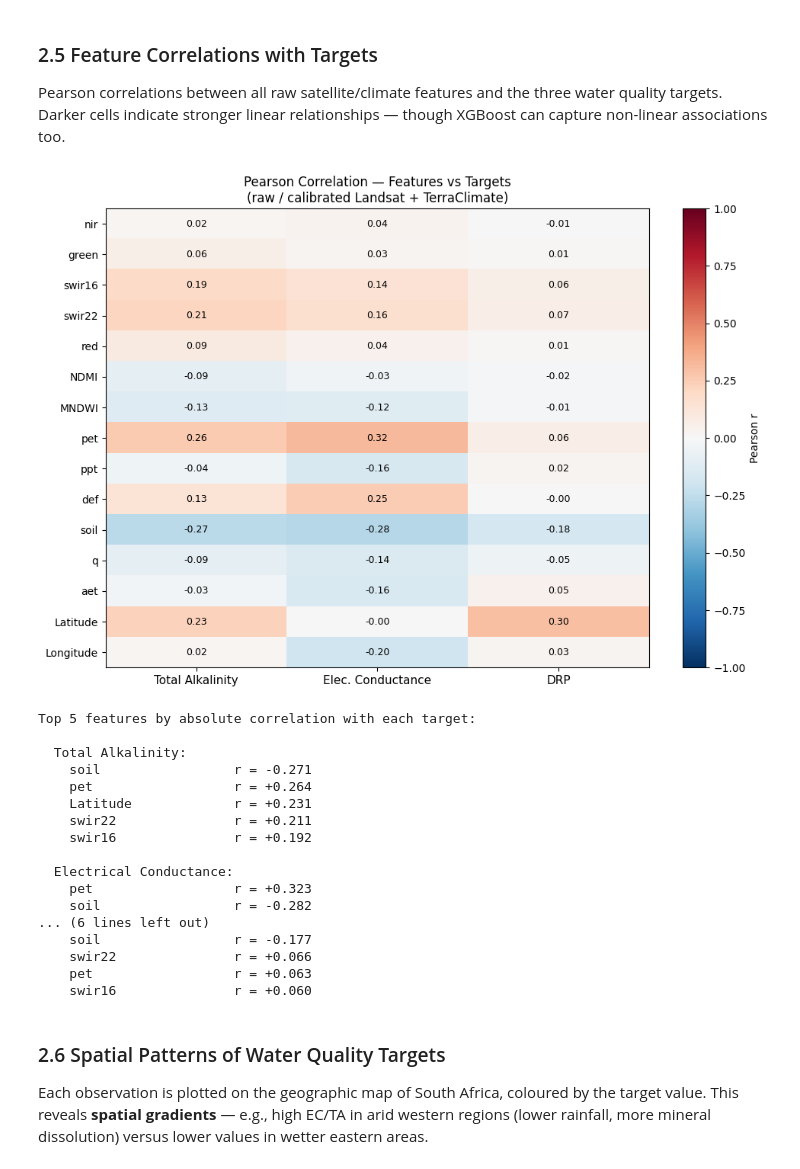
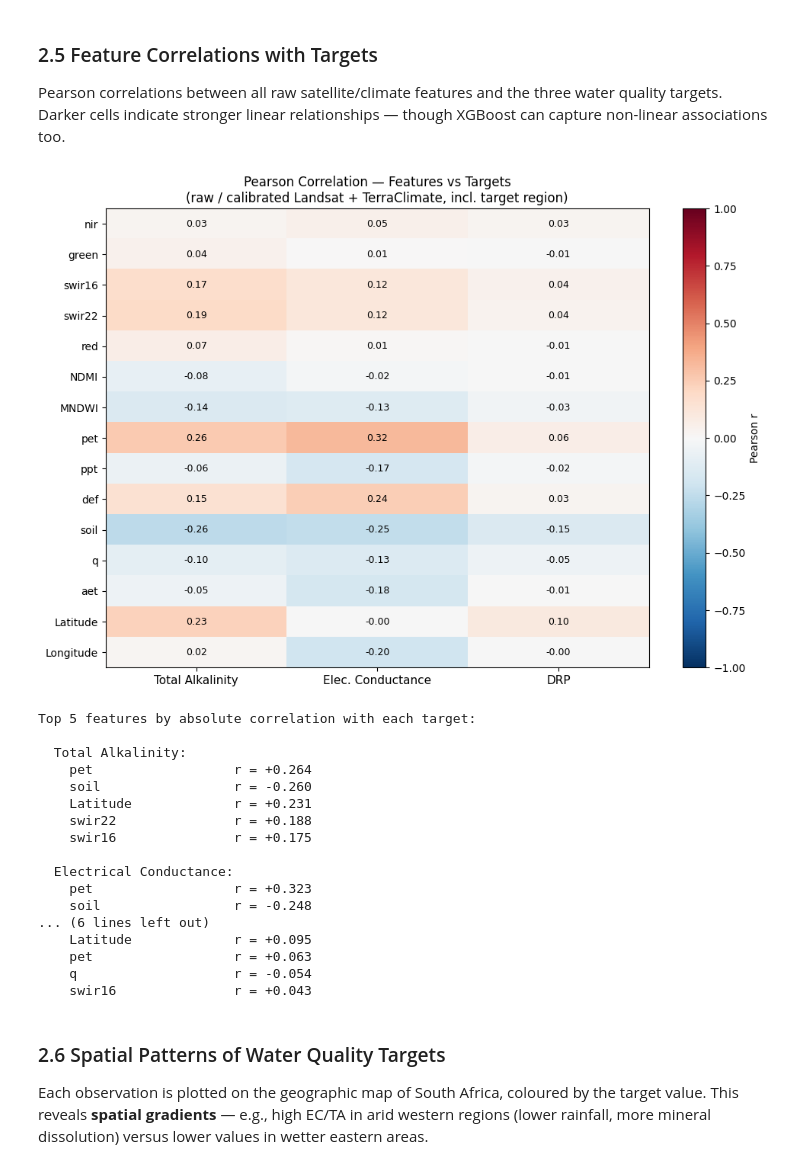
Before and after one commit to isaacdono/ey-hackathon, a Jupyter notebook: best_model_notebook_snowflake.ipynb, the cells around one changed output. Saved outputs shown, nothing was run; the diff lists cells and outputs as text; code cells hidden in the pictures.

```diff
--- a/best_model_notebook_snowflake.ipynb
+++ b/best_model_notebook_snowflake.ipynb
@@ -227,7 +293,7 @@ Water quality parameters are **right-skewed** (long positive tails). DRP has a n
 # %%
 # ── 2.3 Target distributions ─────────────────────────────────────────────────
 TARGETS = ['Total Alkalinity', 'Electrical Conductance', 'Dissolved Reactive Phosphorus']
-TARGET_LABELS = ['TA (mg/L CaCO₃)', 'EC (mS/m)', 'DRP (µg/L)']
+TARGET_LABELS = ['TA (mg/L CaCO₃)', 'EC (µS/m)', 'DRP (µg/L)']
 COLORS = ['#4C72B0', '#55A868', '#C44E52']
 
 fig, axes = plt.subplots(2, 3, figsize=(15, 8))
@@ -355,11 +421,8 @@ DRP at detection limit (value = 10.0) per year:
 Pearson correlations between all raw satellite/climate features and the three water quality targets. Darker cells indicate stronger linear relationships — though XGBoost can capture non-linear associations too.
 # %%
 # ── 2.5 Feature correlations ─────────────────────────────────────────────────
-# Build a single dataframe with all raw features + targets (before calibration)
-_eda = wq.merge(landsat,     on=JOIN_KEYS, how='left') \
-         .merge(landsat_new, on=JOIN_KEYS, how='left') \
-         .merge(terra,       on=JOIN_KEYS, how='left') \
-         .merge(terra_new,   on=JOIN_KEYS, how='left')
+# Use the already-merged df (which now includes target region data)
+_eda = df.copy()
 
 _feat_cols = ['nir', 'green', 'swir16', 'swir22', 'red',
               'NDMI', 'MNDWI',
@@ -378,52 +441,52 @@ _available = [c for c in _feat_cols if c in _eda.columns]
 _corr_data  = _eda[_available + TARGETS].copy()
 _corr_matrix = _corr_data[_available].corrwith(_corr_data[TARGETS[0]]).to_frame(TARGETS[0])
 for t in TARGETS[1:]:
     _corr_matrix[t] = _corr_data[_available].corrwith(_corr_data[t])
 _corr_matrix = _corr_matrix.round(3)
 
 # Plot heatmap using matplotlib (no seaborn dependency)
 fig, ax = plt.subplots(figsize=(10, 7))
 _vals = _corr_matrix.values
 im = ax.imshow(_vals, cmap='RdBu_r', vmin=-1, vmax=1, aspect='auto')
 plt.colorbar(im, ax=ax, label='Pearson r')
 ax.set_xticks(range(len(TARGETS)))
 ax.set_xticklabels(['Total Alkalinity', 'Elec. Conductance', 'DRP'], fontsize=11)
 ax.set_yticks(range(len(_available)))
 ax.set_yticklabels(_available, fontsize=10)
 for i in range(len(_available)):
     for j in range(len(TARGETS)):
         v = _vals[i, j]
         ax.text(j, i, f'{v:.2f}', ha='center', va='center',
                 fontsize=9, color='white' if abs(v) > 0.4 else 'black')
-ax.set_title('Pearson Correlation — Features vs Targets\n(raw / calibrated Landsat + TerraClimate)', fontsize=12)
+ax.set_title('Pearson Correlation — Features vs Targets\n(raw / calibrated Landsat + TerraClimate, incl. target region)', fontsize=12)
 plt.tight_layout()
 plt.show()
 
 print("\nTop 5 features by absolute correlation with each target:")
 for t in TARGETS:
     top5 = _corr_matrix[t].abs().sort_values(ascending=False).head(5)
     print(f"\n  {t}:")
     for feat, r in top5.items():
         print(f"    {feat:<20} r = {_corr_matrix.loc[feat, t]:+.3f}")
 # %% [output]
-[figure, old version]
+[figure, new version]
 Top 5 features by absolute correlation with each target:
 
   Total Alkalinity:
-    soil                 r = -0.271
     pet                  r = +0.264
+    soil                 r = -0.260
     Latitude             r = +0.231
-    swir22               r = +0.211
-    swir16               r = +0.192
+    swir22               r = +0.188
+    swir16               r = +0.175
 
   Electrical Conductance:
     pet                  r = +0.323
-    soil                 r = -0.282
+    soil                 r = -0.248
 ... (6 lines left out)
-    soil                 r = -0.177
-    swir22               r = +0.066
+    Latitude             r = +0.095
     pet                  r = +0.063
-    swir16               r = +0.060
+    q                    r = -0.054
+    swir16               r = +0.043
 # %% [markdown]
 ### 2.6 Spatial Patterns of Water Quality Targets
 
```
Also changed, not shown: parts of 16 cells of this notebook, 7 other files.
